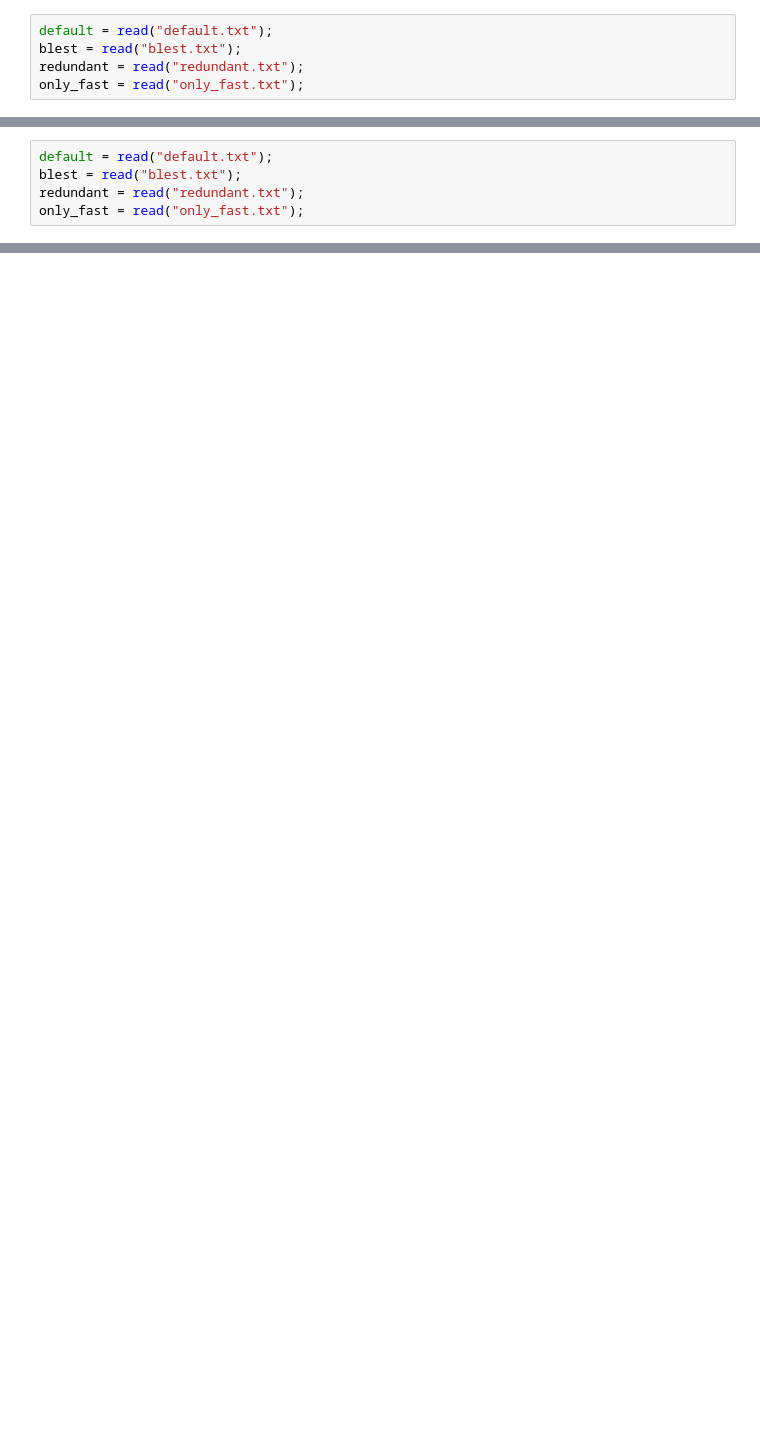
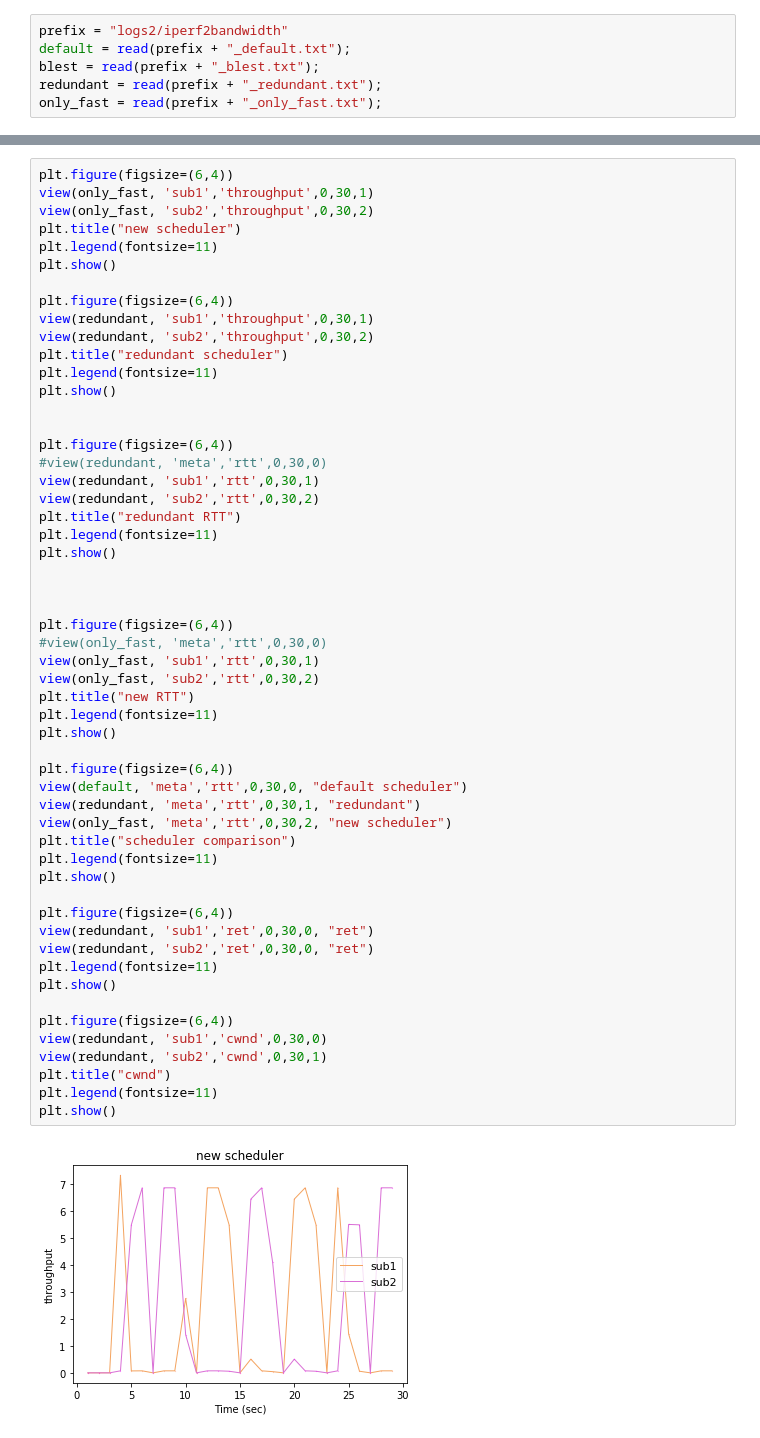
Before and after one commit to banksemi/mptcp-ns3, a Jupyter notebook: mptcp-graph.ipynb, the cells around one changed output, grey strips where cells are left out. Drawn from its saved outputs; the diff is of its cells as text; blank space fills up the shorter version.

Commit message:
Update mptcp-graph (jupyter)

```diff
--- a/mptcp-graph.ipynb
+++ b/mptcp-graph.ipynb
@@ -90,7 +119,8 @@ def packet_binning(table, flow_id, key, time_s = 0, time_e = 30):
     plt.xlim(time_s, time_e)
     plt.show()
 # %%
-default = read("default.txt");
-blest = read("blest.txt");
-redundant = read("redundant.txt");
-only_fast = read("only_fast.txt");
+prefix = "logs2/iperf2bandwidth"
+default = read(prefix + "_default.txt");
+blest = read(prefix + "_blest.txt");
+redundant = read(prefix + "_redundant.txt");
+only_fast = read(prefix + "_only_fast.txt");
@@ -115,5 +126,0 @@ fast flow -2416
-# %%
-default = read("default.txt");
-blest = read("blest.txt");
-redundant = read("redundant.txt");
-only_fast = read("only_fast.txt");
@@ -172,0 +127,56 @@ fast flow -9872
+# %%
+plt.figure(figsize=(6,4))
+view(only_fast, 'sub1','throughput',0,30,1)
+view(only_fast, 'sub2','throughput',0,30,2)
+plt.title("new scheduler")
+plt.legend(fontsize=11)
+plt.show()
+
+plt.figure(figsize=(6,4))
+view(redundant, 'sub1','throughput',0,30,1)
+view(redundant, 'sub2','throughput',0,30,2)
+plt.title("redundant scheduler")
+plt.legend(fontsize=11)
+plt.show()
+
+
+plt.figure(figsize=(6,4))
+#view(redundant, 'meta','rtt',0,30,0)
+view(redundant, 'sub1','rtt',0,30,1)
+view(redundant, 'sub2','rtt',0,30,2)
+plt.title("redundant RTT")
+plt.legend(fontsize=11)
+plt.show()
+
+
+
+plt.figure(figsize=(6,4))
+#view(only_fast, 'meta','rtt',0,30,0)
+view(only_fast, 'sub1','rtt',0,30,1)
+view(only_fast, 'sub2','rtt',0,30,2)
+plt.title("new RTT")
+plt.legend(fontsize=11)
+plt.show()
+
+plt.figure(figsize=(6,4))
+view(default, 'meta','rtt',0,30,0, "default scheduler")
+view(redundant, 'meta','rtt',0,30,1, "redundant")
+view(only_fast, 'meta','rtt',0,30,2, "new scheduler")
+plt.title("scheduler comparison")
+plt.legend(fontsize=11)
+plt.show()
+
+plt.figure(figsize=(6,4))
+view(redundant, 'sub1','ret',0,30,0, "ret")
+view(redundant, 'sub2','ret',0,30,0, "ret")
+plt.legend(fontsize=11)
+plt.show()
+
+plt.figure(figsize=(6,4))
+view(redundant, 'sub1','cwnd',0,30,0)
+view(redundant, 'sub2','cwnd',0,30,1)
+plt.title("cwnd")
+plt.legend(fontsize=11)
+plt.show()
+# %% [output]
+[figure, added]
```
Also changed, not shown: parts of 9 cells of this notebook.
